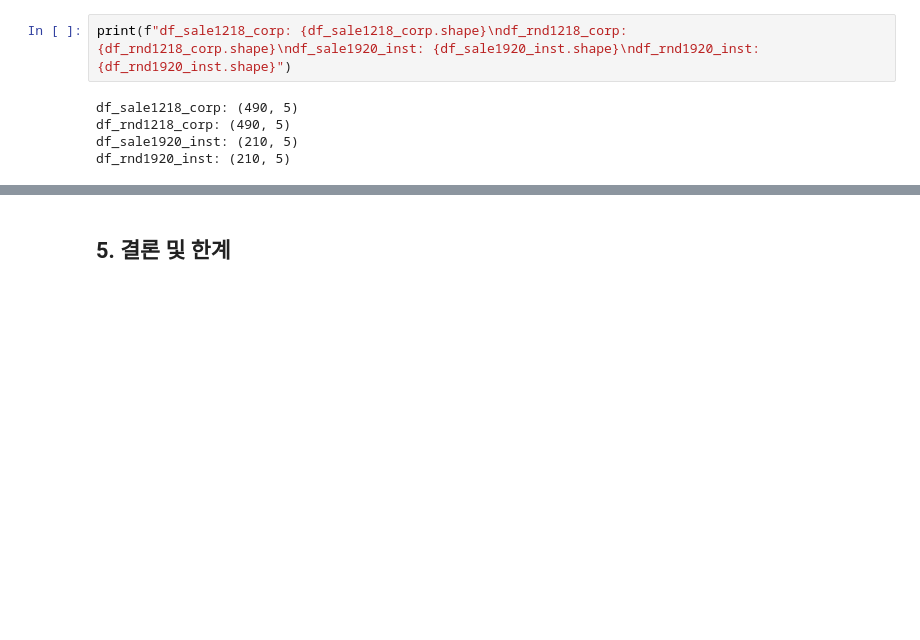
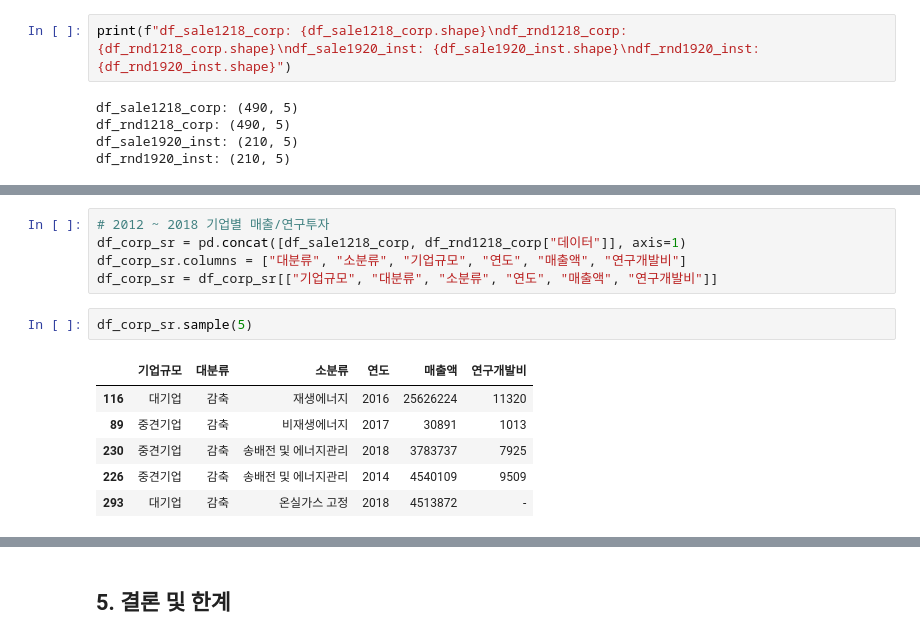
Before and after one commit to nuyhc/Mini_Project, a Jupyter notebook: 4. V_CTI_CN/v_cti_cn.ipynb, the cells around one changed output, grey strips where cells are left out. Drawn from its saved outputs; the diff is of its cells as text; blank space fills up the shorter version.

Commit message:
concat

```diff
--- a/4. V_CTI_CN/v_cti_cn.ipynb
+++ b/4. V_CTI_CN/v_cti_cn.ipynb
@@ -515,0 +536,14 @@ df_rnd1920_inst: (210, 5)
+# %%
+# 2012 ~ 2018 기업별 매출/연구투자
+df_corp_sr = pd.concat([df_sale1218_corp, df_rnd1218_corp["데이터"]], axis=1)
+df_corp_sr.columns = ["대분류", "소분류", "기업규모", "연도", "매출액", "연구개발비"]
+df_corp_sr = df_corp_sr[["기업규모", "대분류", "소분류", "연도", "매출액", "연구개발비"]]
+# %%
+df_corp_sr.sample(5)
+# %% [output]
+|  | 기업규모 | 대분류 | 소분류 | 연도 | 매출액 | 연구개발비 |
+| 116 | 대기업 | 감축 | 재생에너지 | 2016 | 25626224 | 11320 |
+| 89 | 중견기업 | 감축 | 비재생에너지 | 2017 | 30891 | 1013 |
+| 230 | 중견기업 | 감축 | 송배전 및 에너지관리 | 2018 | 3783737 | 7925 |
+| 226 | 중견기업 | 감축 | 송배전 및 에너지관리 | 2014 | 4540109 | 9509 |
+| 293 | 대기업 | 감축 | 온실가스 고정 | 2018 | 4513872 | - |
```
Also changed, not shown: parts of 8 cells of this notebook.
